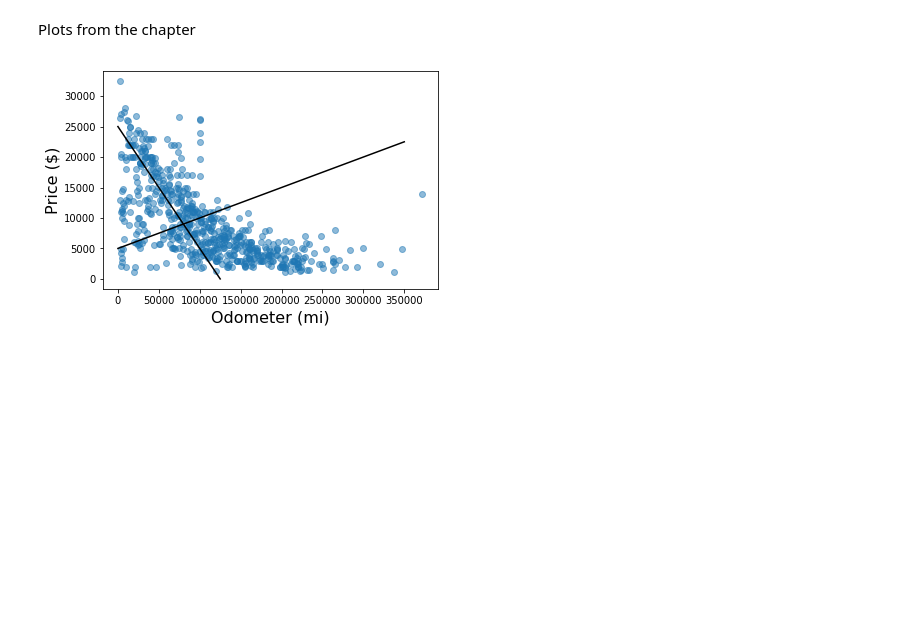
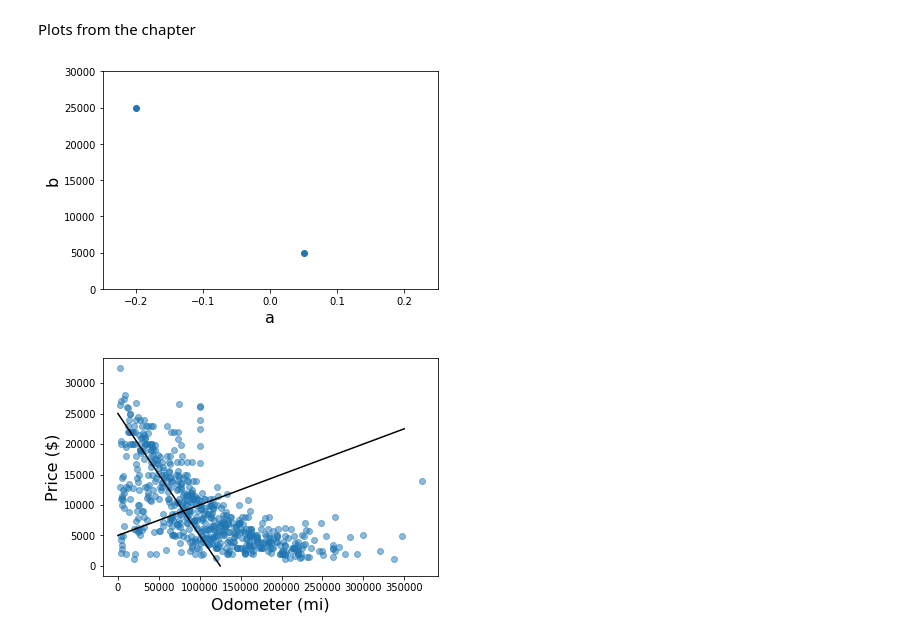
Before and after one commit to orlandpm/Math-for-Programmers, a Jupyter notebook: Chapter 14/figures/Make Figures.ipynb, the cells around one changed output. Cells and saved outputs as stored; diff of their text form; code cells hidden in the pictures; blank space fills up the shorter version.

```diff
--- a/Chapter 14/figures/Make Figures.ipynb
+++ b/Chapter 14/figures/Make Figures.ipynb
@@ -284,10 +284,14 @@ def coefficient_cost(a,b):
 # %% [markdown]
 Plots from the chapter
 # %%
-draw_cost(lambda x: 1-x, test_data)
-plt.ylabel("y", fontsize=16)
-plt.xlabel("x", fontsize=16)
-plt.savefig('14..svg')
+plt.scatter([-0.2,0.05],[25000,5000])
+plt.ylabel("b", fontsize=16)
+plt.xlabel("a", fontsize=16)
+plt.ylim(0,30000)
+plt.xlim(-0.25,0.25)
+plt.savefig('14.17a.svg')
+# %% [output]
+[figure, added]
 # %%
 plot_mileage_price(priuses)
 plot_function(lambda x: 25000 - 0.20*x,0,125000,c='k')
```
Also changed, not shown: 24 other files.
